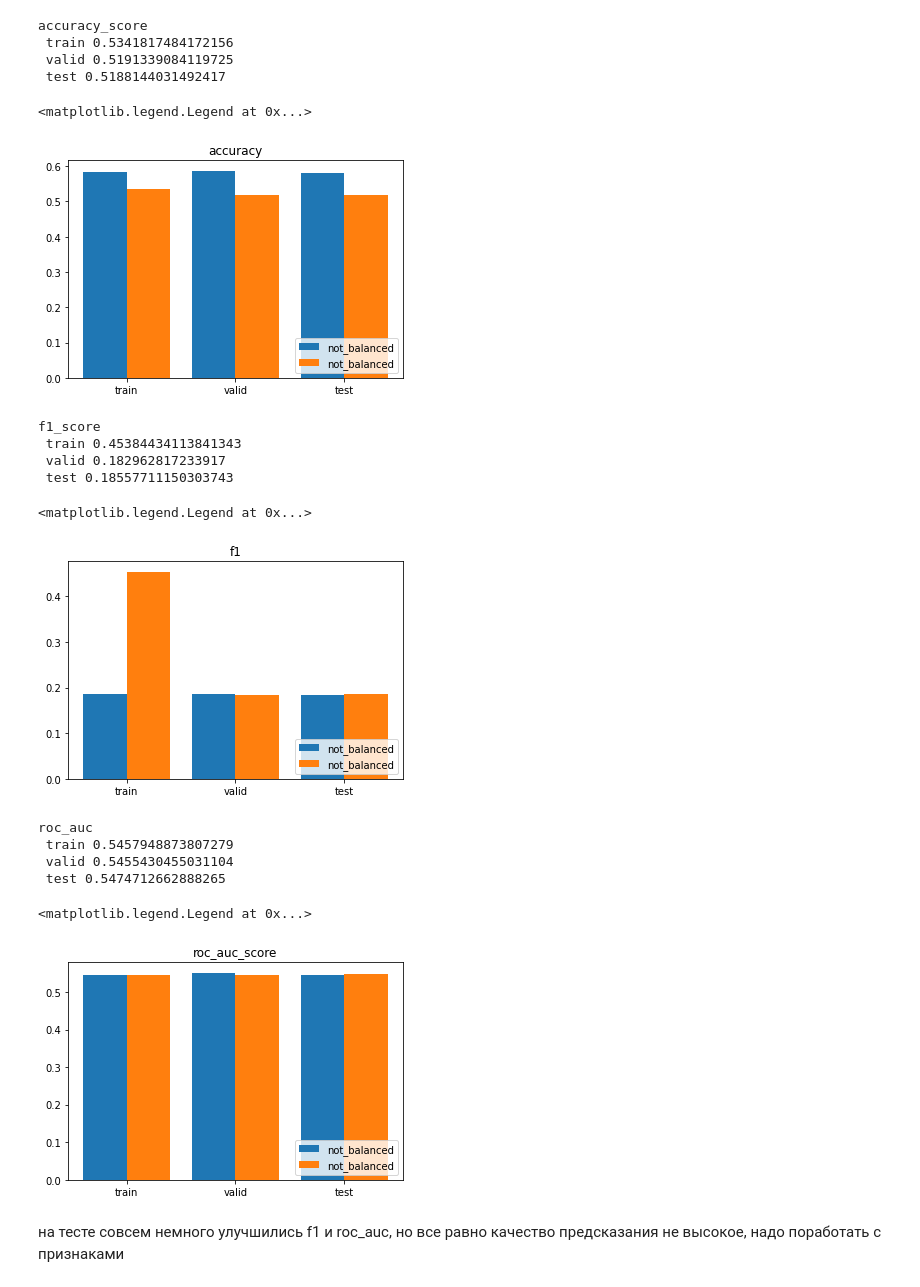
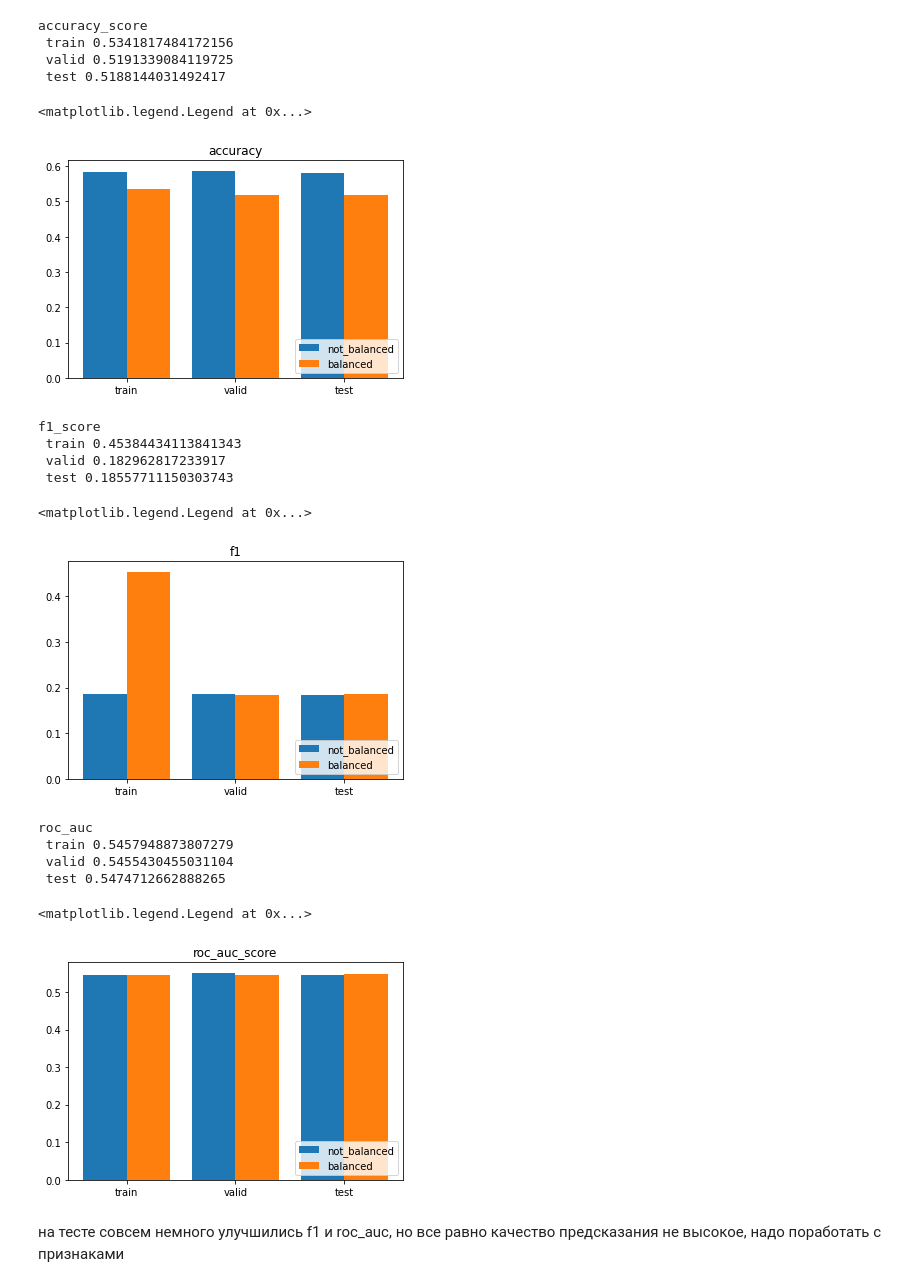
Before and after one commit to RenataTNT/geekbrains_tasks, a Jupyter notebook: Renata_irnazarova_Homework_Lesson_2.ipynb, the cells around one changed output. Saved outputs shown, nothing was run; the diff lists cells and outputs as text; code cells hidden in the pictures.

```diff
--- a/Renata_irnazarova_Homework_Lesson_2.ipynb
+++ b/Renata_irnazarova_Homework_Lesson_2.ipynb
@@ -937,14 +937,14 @@ accuracy_balanced=[accuracy_score(y_train_ind_b,ind_train_pred['predict']), accu
 # %%
 import matplotlib.pyplot as plt
 
 plt.bar(np.arange(3)-0.2, accuracy_not_balanced, width=0.4, label='not_balanced')
-plt.bar(np.arange(3)+0.2, accuracy_balanced, width=0.4, label='not_balanced')
+plt.bar(np.arange(3)+0.2, accuracy_balanced, width=0.4, label='balanced')
 plt.xticks(np.arange(3), ['train', 'valid','test'])
 plt.title('accuracy')
 plt.legend(loc='lower right')
 # %% [output]
 <matplotlib.legend.Legend at 0x...>
-[figure, old version]
+[figure, new version]
 # %%
 print('f1_score', '\n', 'train', f1_score(y_train_ind_b,ind_train_pred['predict']),'\n',
       'valid', f1_score(y_valid_ind,ind_valid_pred['predict']),'\n',
@@ -958,13 +958,13 @@ f1_score
 f1_score_balanced=[f1_score(y_train_ind_b,ind_train_pred['predict']), f1_score(y_valid_ind,ind_valid_pred['predict']), f1_score(y_test_ind,ind_test_pred['predict'])]
 # %%
 plt.bar(np.arange(3)-0.2, f1_not_balanced, width=0.4, label='not_balanced')
-plt.bar(np.arange(3)+0.2, f1_score_balanced, width=0.4, label='not_balanced')
+plt.bar(np.arange(3)+0.2, f1_score_balanced, width=0.4, label='balanced')
 plt.xticks(np.arange(3), ['train', 'valid','test'])
 plt.title('f1')
 plt.legend(loc='lower right')
 # %% [output]
 <matplotlib.legend.Legend at 0x...>
-[figure, old version]
+[figure, new version]
 # %%
 print('roc_auc', '\n', 'train', roc_auc_score(y_train_ind_b,ind_train_pred['predict']),'\n',
       'valid', roc_auc_score(y_valid_ind,ind_valid_pred['predict']),'\n',
@@ -978,12 +978,12 @@ roc_auc
 roc_auc_score_balanced=[roc_auc_score(y_train_ind_b,ind_train_pred['predict']), roc_auc_score(y_valid_ind,ind_valid_pred['predict']), roc_auc_score(y_test_ind,ind_test_pred['predict'])]
 # %%
 plt.bar(np.arange(3)-0.2, roc_auc_score_not_balanced, width=0.4, label='not_balanced')
-plt.bar(np.arange(3)+0.2, roc_auc_score_balanced, width=0.4, label='not_balanced')
+plt.bar(np.arange(3)+0.2, roc_auc_score_balanced, width=0.4, label='balanced')
 plt.xticks(np.arange(3), ['train', 'valid','test'])
 plt.title('roc_auc_score')
 plt.legend(loc='lower right')
 # %% [output]
 <matplotlib.legend.Legend at 0x...>
-[figure, old version]
+[figure, new version]
 # %% [markdown]
 на тесте совсем немного улучшились f1 и roc_auc, но все равно качество предсказания не высокое, надо поработать с признаками
```
